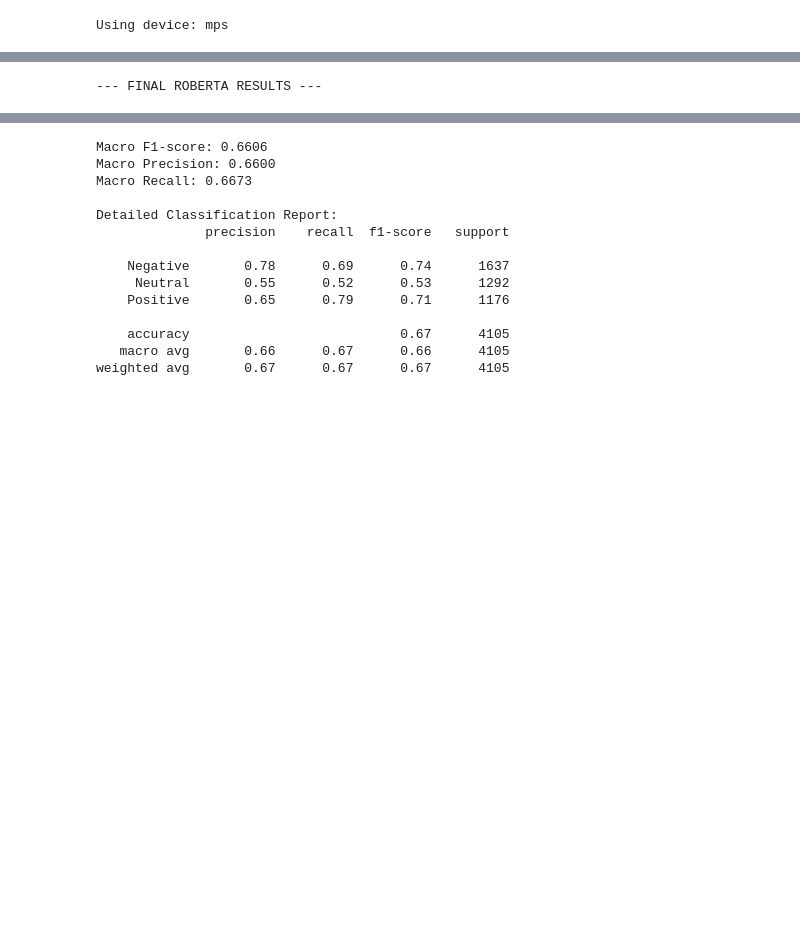
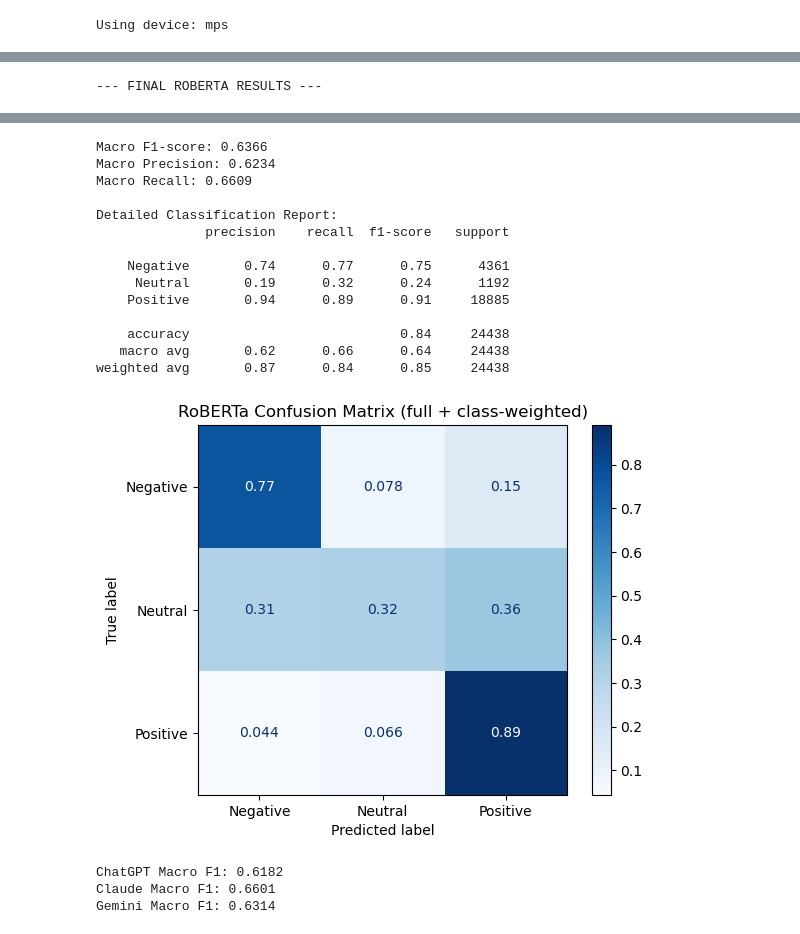
Before and after one commit to Jakobaune/NLP_appreviews, a Jupyter notebook: NLP/RoBERTa_balanced.ipynb, the cells around one changed output, grey strips where cells are left out. Saved outputs shown, nothing was run; the diff lists cells and outputs as text; code cells hidden in the pictures; blank space fills up the shorter version.

```diff
--- a/NLP/RoBERTa_balanced.ipynb
+++ b/NLP/RoBERTa_balanced.ipynb
@@ -202,35 +198,54 @@ TrainOutput(global_step=4632, training_loss=0.6230122725992416, metrics={'train_
 # %%
+import matplotlib.pyplot as plt
+
 # Evaluation on the Test Set
 
 print("\n--- FINAL ROBERTA RESULTS ---")
 predictions = trainer.predict(test_dataset)
 preds = np.argmax(predictions.predictions, axis=-1)
 labels = predictions.label_ids
 
 macro_f1 = f1_score(labels, preds, average='macro')
 macro_precision = precision_score(labels, preds, average='macro')
 macro_recall = recall_score(labels, preds, average='macro')
 
 print(f"Macro F1-score: {macro_f1:.4f}")
 print(f"Macro Precision: {macro_precision:.4f}")
 print(f"Macro Recall: {macro_recall:.4f}")
 
 print("\nDetailed Classification Report:")
 print(classification_report(labels, preds, target_names=le.classes_))
+
+
+ConfusionMatrixDisplay.from_predictions(labels, preds, display_labels=le.classes_, cmap='Blues', normalize='true')
+plt.title('RoBERTa Confusion Matrix (full + class-weighted)')
+plt.show()
+
+# Per-app F1 breakdown
+test_df = test_df.copy()
+test_df['prediction'] = le.inverse_transform(preds)
+for app in sorted(test_df['appName'].unique()):
+    sub = test_df[test_df['appName'] == app]
+    f1_app = f1_score(sub['Sentiment'], sub['prediction'], average='macro')
+    print(f"{app} Macro F1: {f1_app:.4f}")
 # %% [output]
 --- FINAL ROBERTA RESULTS ---
 [interactive output not drawn]
-Macro F1-score: 0.6606
-Macro Precision: 0.6600
-Macro Recall: 0.6673
+Macro F1-score: 0.6366
+Macro Precision: 0.6234
+Macro Recall: 0.6609
 
 Detailed Classification Report:
               precision    recall  f1-score   support
 
-    Negative       0.78      0.69      0.74      1637
-     Neutral       0.55      0.52      0.53      1292
-    Positive       0.65      0.79      0.71      1176
+    Negative       0.74      0.77      0.75      4361
+     Neutral       0.19      0.32      0.24      1192
+    Positive       0.94      0.89      0.91     18885
 
-    accuracy                           0.67      4105
-   macro avg       0.66      0.67      0.66      4105
-weighted avg       0.67      0.67      0.67      4105
+    accuracy                           0.84     24438
+   macro avg       0.62      0.66      0.64     24438
+weighted avg       0.87      0.84      0.85     24438
+[figure, added]
+ChatGPT Macro F1: 0.6182
+Claude Macro F1: 0.6601
+Gemini Macro F1: 0.6314
```
Also changed, not shown: parts of 7 cells of this notebook, 12 other files.
